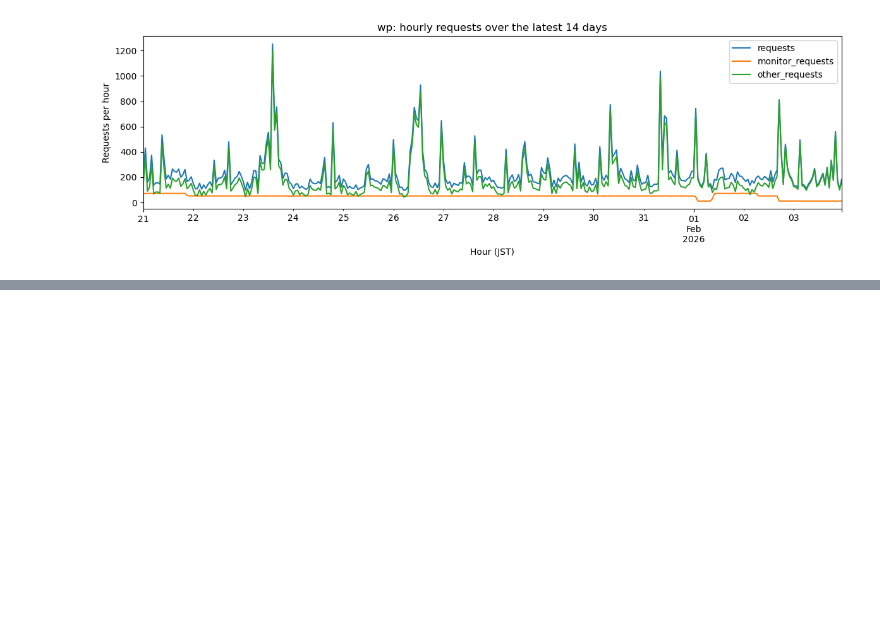
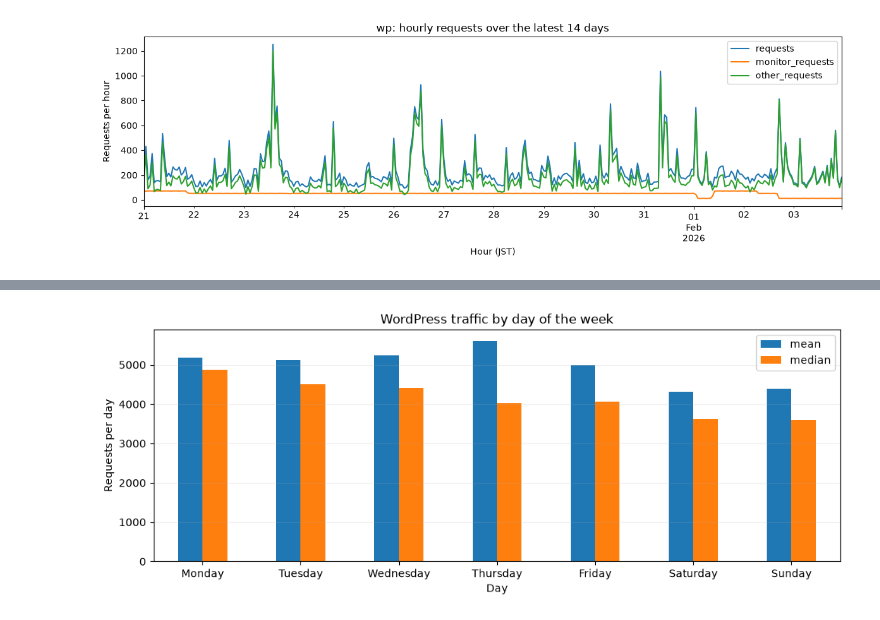
Before and after one commit to yassers25/Time-Series-Analysis, a Jupyter notebook: notebooks/data_exploration.ipynb, the cells around one changed output, grey strips where cells are left out. Saved outputs shown, nothing was run; the diff lists cells and outputs as text; code cells hidden in the pictures; blank space fills up the shorter version.

```diff
--- a/notebooks/data_exploration.ipynb
+++ b/notebooks/data_exploration.ipynb
@@ -458,0 +627,5 @@ plt.show()
+# %%
+weekday_stats = train["requests"].groupby(train.index.day_of_week).agg(["mean", "median", "std", "count"])
+weekdays = ["Monday", "Tuesday", "Wednesday", "Thursday", "Friday", "Saturday", "Sunday"]
+weekday_stats.index = weekdays
+weekday_stats.round(2)
@@ -458,0 +641,13 @@ plt.show()
+# %%
+weekday_stats[["mean", "median"]].plot(kind="bar",figsize=(10, 4))
+
+plt.title("WordPress traffic by day of the week")
+plt.xlabel("Day")
+plt.ylabel("Requests per day")
+plt.xticks(rotation=0)
+plt.grid(axis="y", alpha=0.2)
+
+plt.tight_layout()
+plt.show()
+# %% [output]
+[figure, added]
```
Also changed, not shown: parts of 52 cells of this notebook.
